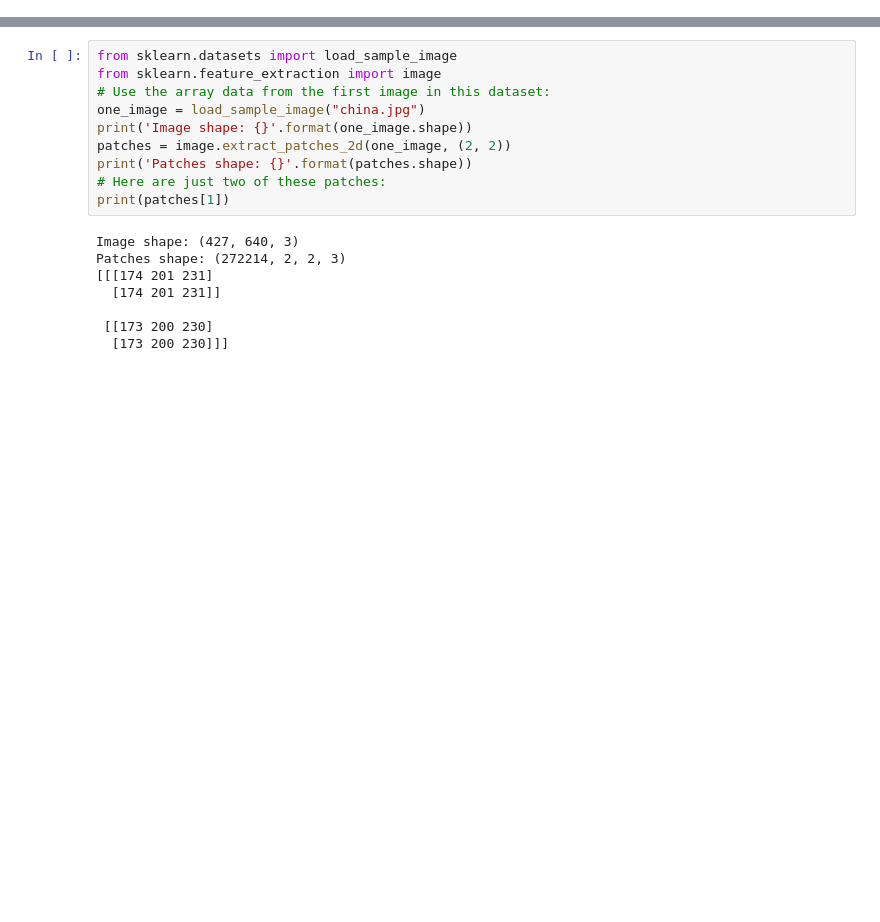
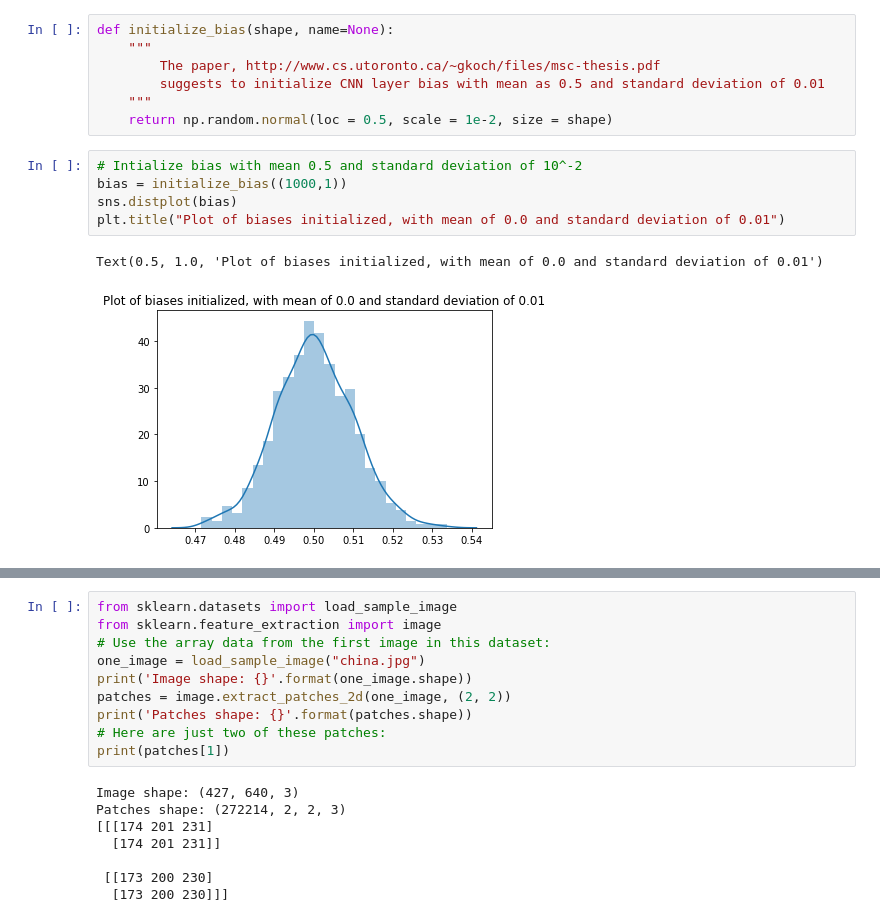
Before and after one commit to SebastianHafner/AG2413_project, a Jupyter notebook: siamese_network.ipynb, the cells around one changed output, grey strips where cells are left out. Saved outputs shown, nothing was run; the diff lists cells and outputs as text; blank space fills up the shorter version.

```diff
--- a/siamese_network.ipynb
+++ b/siamese_network.ipynb
@@ -132,3 +173,18 @@ print(len(samples))
+# %%
+def initialize_bias(shape, name=None):
+    """
+        The paper, http://www.cs.utoronto.ca/~gkoch/files/msc-thesis.pdf
+        suggests to initialize CNN layer bias with mean as 0.5 and standard deviation of 0.01
+    """
+    return np.random.normal(loc = 0.5, scale = 1e-2, size = shape)
+# %%
+# Intialize bias with mean 0.5 and standard deviation of 10^-2
+bias = initialize_bias((1000,1))
+sns.distplot(bias)
+plt.title("Plot of biases initialized, with mean of 0.0 and standard deviation of 0.01")
+# %% [output]
+Text(0.5, 1.0, 'Plot of biases initialized, with mean of 0.0 and standard deviation of 0.01')
+[figure, added]
 # %%
 def get_siamese_model(input_shape):
     """
```
Also changed, not shown: parts of 12 cells of this notebook.
